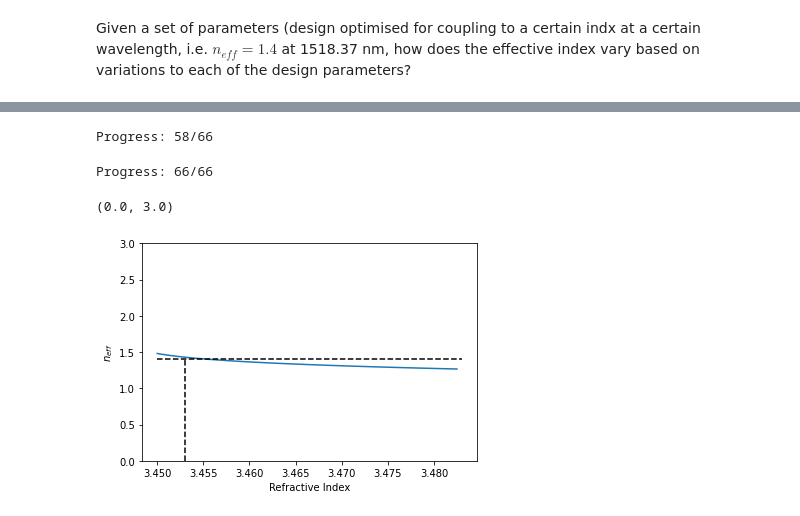
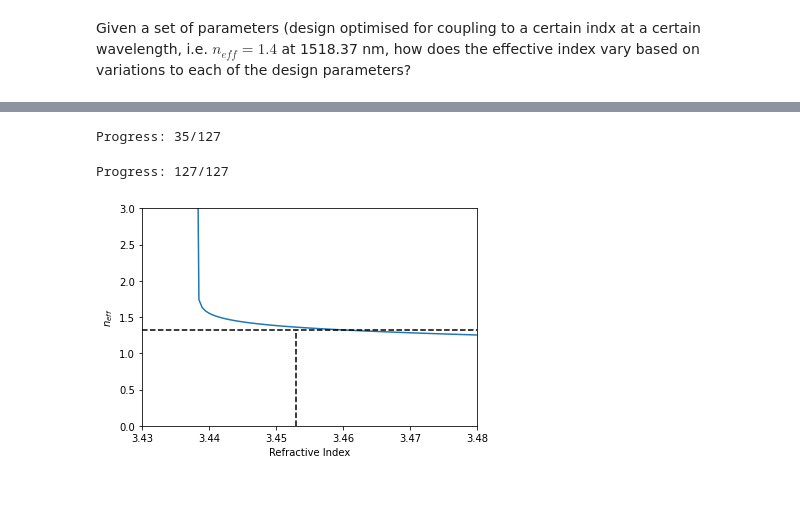
Before and after one commit to quantumbrownie/honoursLegume, a Jupyter notebook: Tolerances.ipynb, the cells around one changed output, grey strips where cells are left out. Saved outputs shown, nothing was run; the diff lists cells and outputs as text; code cells hidden in the pictures.

```diff
--- a/Tolerances.ipynb
+++ b/Tolerances.ipynb
@@ -82,7 +82,7 @@ Nx = 1       # Supercell size in the x-direction
 # Over Width
 W_0 = W
 
-Ws = np.arange(0.8, 1.2, 0.002) #+ 0.0003
+Ws = np.arange(0.8, 1.2, 0.001) #+ 0.0003
 
 cross_wvlns = []
 n_effs = []
@@ -180,7 +179,7 @@ plt.ylim(0,3)
 # Over Radius (Does variation in radius due to fabrication tolerances impact n_eff?)
 r_0 = ra
 
-ra_actual = np.arange(240,280,0.2) # Hole Diameter in nm
+ra_actual = np.arange(240,280,0.1) # Hole Diameter in nm
 ra_s = ra_actual*0.5/a # Legume Units
 
 cross_wvlns = []
@@ -279,7 +278,7 @@ plt.ylim(0,3)
 # Over thickness (Does variation in wafer thickness, including issues perhaps with the liftoff process effect n_eff?)
 d_0 = d
 
-d_actual = np.arange(215,230,0.1) # Hole Rad in nm
+d_actual = np.arange(205,230,0.1) # Hole Rad in nm
 d_s = d_actual/a # Legume Units
 
 cross_wvlns = []
@@ -377,7 +377,7 @@ plt.ylim(0,3)
 # How do variations on permitivity (i.e. due to temperature dependence) impact this?
 eps_b_0 = eps_b
 
-ns = np.arange(3.450,3.483,0.0005) # Refractive index of silicon
+ns = np.arange(3.420,3.483,0.0005) # Refractive index of silicon
 eps_s = ns**2 # Permittivity of silicon
 
 cross_wvlns = []
@@ -455,23 +455,23 @@ for i in np.arange(0,len(eps_s)):
 eps_b = eps_b_0
 n_eff_e = n_effs
 # %% [output]
-Progress: 58/66
+Progress: 35/127
-Progress: 66/66
+Progress: 127/127
 # %%
 np.savetxt('Index_tolerace.dat', [ns, n_eff_e])
 #t = np.loadtxt('Index_tolerace.dat')
 #plt.plot(t[0],t[1])
 
 plt.plot(ns, n_eff_e)
-plt.plot([3.45,3.483],[1.4,1.4], 'k--') # Resonator neff
-plt.plot([3.453,3.453],[0,1.4], 'k--') # Central Parameter
+plt.plot([3.43,3.483],[1.32,1.32], 'k--') # Resonator neff
+plt.plot([3.453,3.453],[0,1.32], 'k--') # Central Parameter
 plt.xlabel("Refractive Index")
 plt.ylabel("$n_{eff}$")
-#plt.xlim(0.91,1.1)
+plt.xlim(3.43,3.48)
 plt.ylim(0,3)
+plt.savefig("Index_tolerace.eps")
 # %% [output]
-(0.0, 3.0)
-[figure, old version]
+[figure, new version]
 # %%
 # How do variations on lattice spacing
 a_0 = a
```
Also changed, not shown: parts of 9 cells of this notebook, 20 other files.
